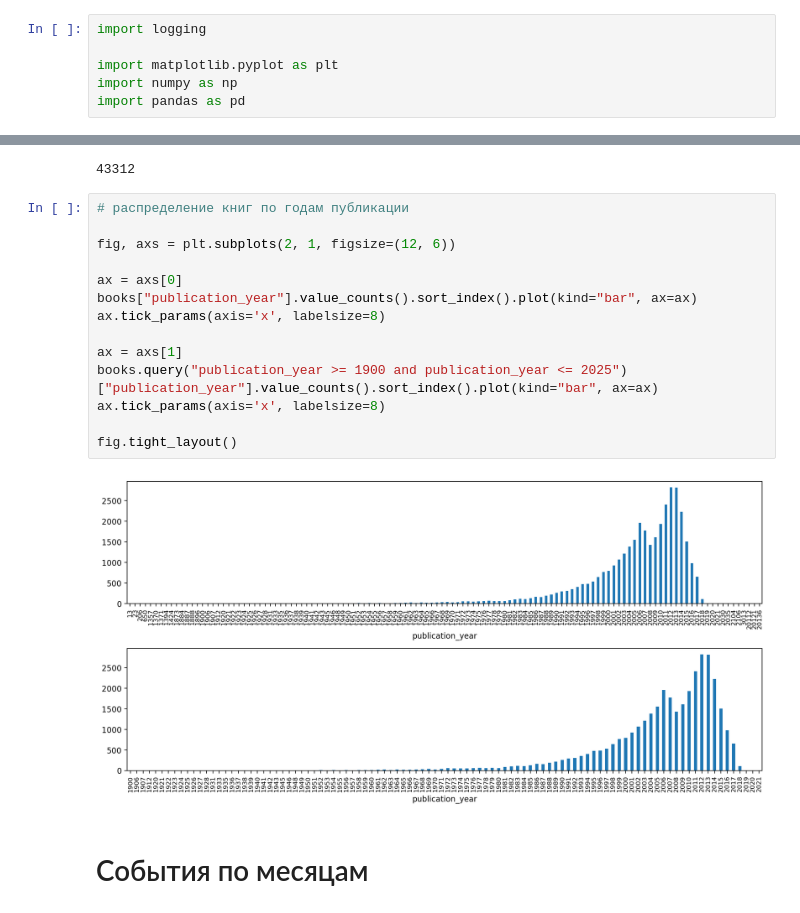
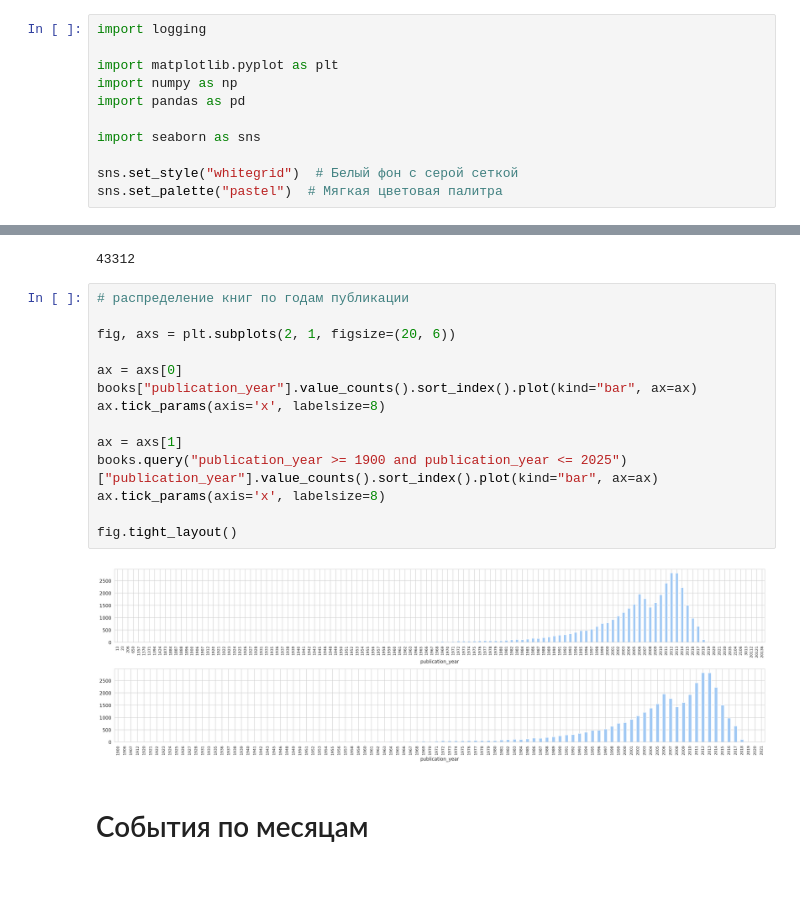
Before and after one commit to ozerge/mle-recsys-start, a Jupyter notebook: preprocessing.ipynb, the cells around one changed output, grey strips where cells are left out. Cells and saved outputs as stored; diff of their text form; blank space fills up the shorter version.

```diff
--- a/preprocessing.ipynb
+++ b/preprocessing.ipynb
@@ -14,6 +14,11 @@ import logging
 import matplotlib.pyplot as plt
 import numpy as np
 import pandas as pd
+
+import seaborn as sns
+
+sns.set_style("whitegrid")  # Белый фон с серой сеткой
+sns.set_palette("pastel")  # Мягкая цветовая палитра
 # %%
 %matplotlib inline
 %config InlineBackend.figure_format = 'png'
@@ -124,19 +188,19 @@ books["book_id"].nunique()
 # %%
 # распределение книг по годам публикации
 
-fig, axs = plt.subplots(2, 1, figsize=(12, 6))
+fig, axs = plt.subplots(2, 1, figsize=(20, 6))
 
 ax = axs[0]
 books["publication_year"].value_counts().sort_index().plot(kind="bar", ax=ax)
 ax.tick_params(axis='x', labelsize=8)
 
 ax = axs[1]
 books.query("publication_year >= 1900 and publication_year <= 2025")["publication_year"].value_counts().sort_index().plot(kind="bar", ax=ax)
 ax.tick_params(axis='x', labelsize=8)
 
 fig.tight_layout()
 # %% [output]
-[figure, old version]
+[figure, new version]
 # %% [markdown]
 # События по месяцам
 # %%
```
Also changed, not shown: parts of 22 cells of this notebook, 1 other file.
